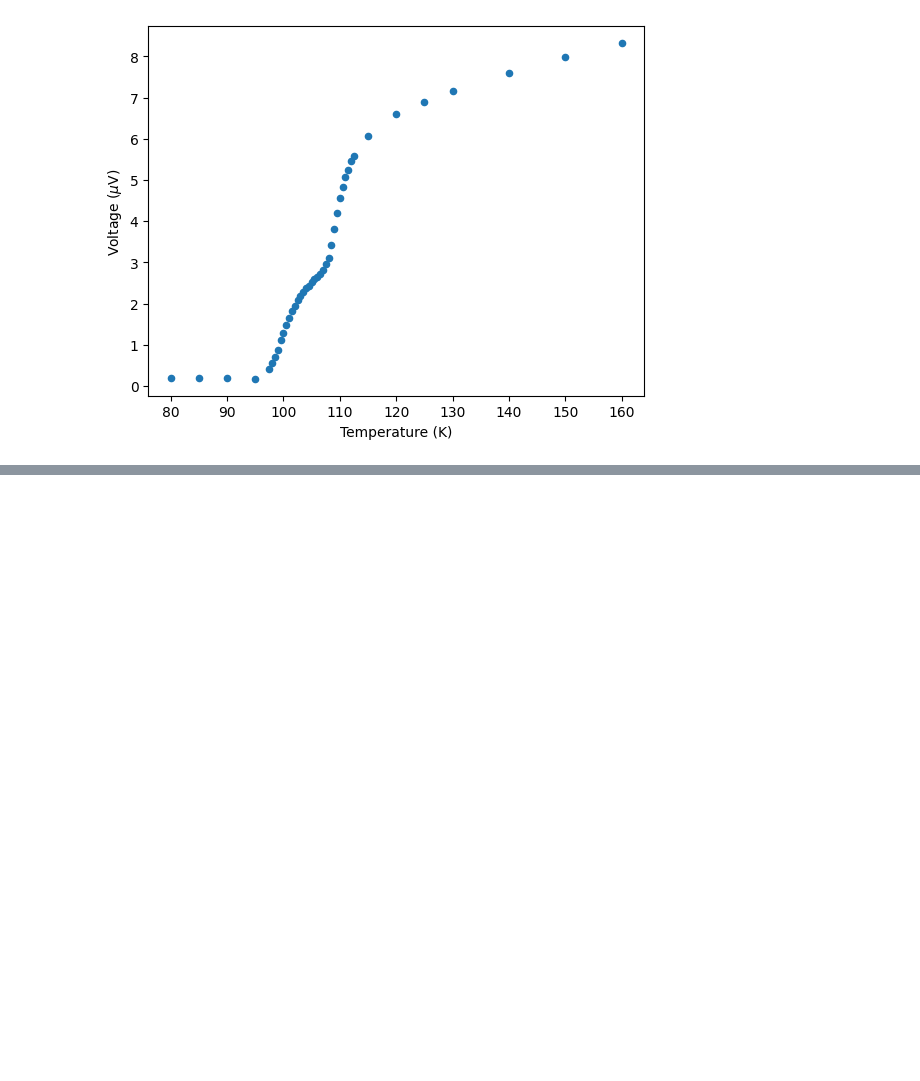
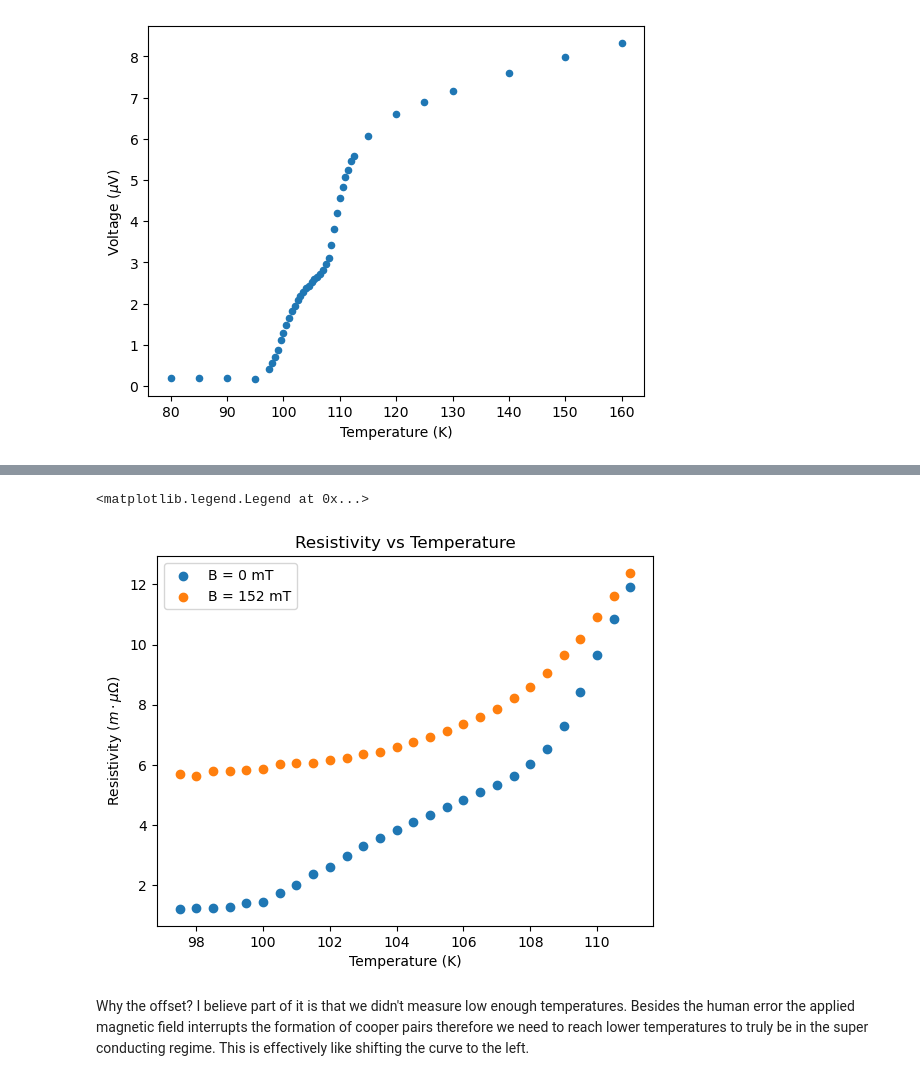
Before and after one commit to denzelayala1/lab-data-F23, a Jupyter notebook: superconductivity/analysis/dataSC.ipynb, the cells around one changed output, grey strips where cells are left out. Saved outputs shown, nothing was run; the diff lists cells and outputs as text; code cells hidden in the pictures; blank space fills up the shorter version.

```diff
--- a/superconductivity/analysis/dataSC.ipynb
+++ b/superconductivity/analysis/dataSC.ipynb
@@ -146,0 +138,14 @@ Text(0, 0.5, 'Resistivity ($\\mu \\Omega$)')
+# %%
+magdf = pd.read_csv("mag.csv")
+plt.scatter( x = magdf['temp'], y =magdf['resistivity0'], label = "B = 0 mT")
+plt.scatter( x = magdf['temp'], y =magdf['resistivity8'], label = "B = 152 mT")
+
+plt.title('Resistivity vs Temperature')
+plt.xlabel('Temperature (K)')
+plt.ylabel('Resistivity ($m\cdot\mu \Omega$)')
+plt.legend()
+# %% [output]
+<matplotlib.legend.Legend at 0x...>
+[figure, added]
+# %% [markdown]
+Why the offset? I believe part of it is that we didn't measure low enough temperatures. Besides the human error the applied magnetic field interrupts the formation of cooper pairs therefore we need to reach lower temperatures to truly be in the super conducting regime. This is effectively like shifting the curve to the left.
```
Also changed, not shown: parts of 7 cells of this notebook, 3 other files.
